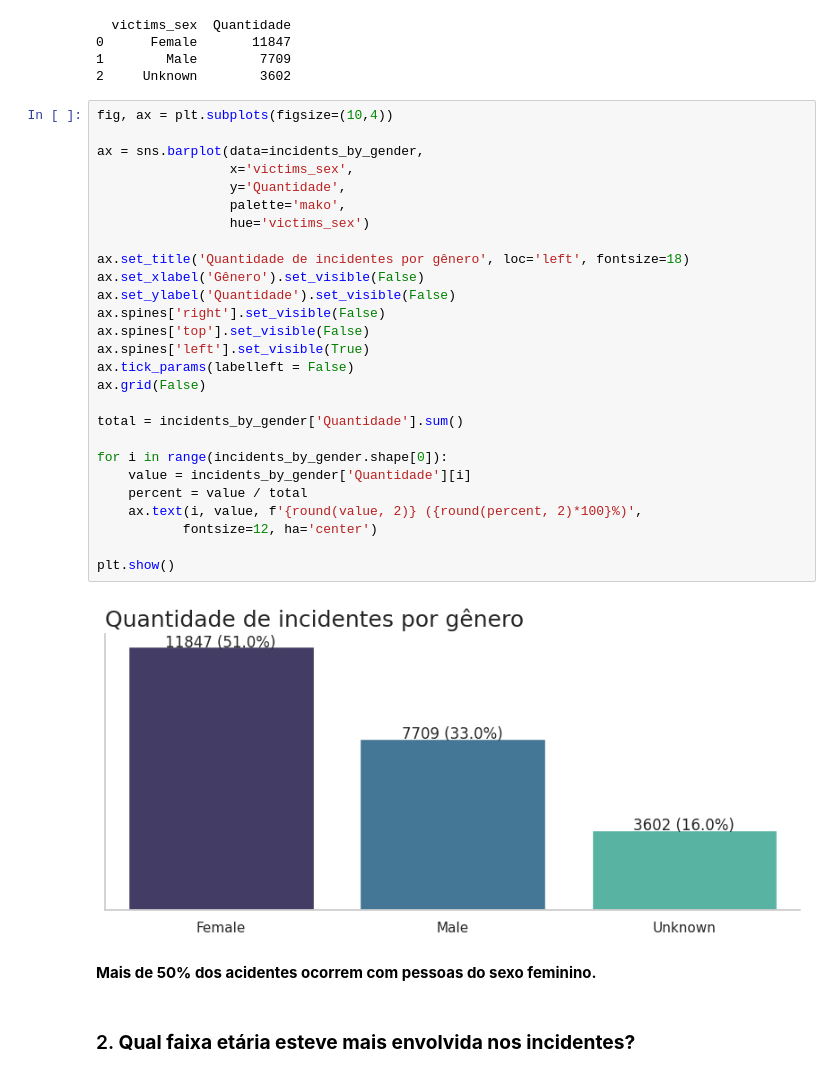
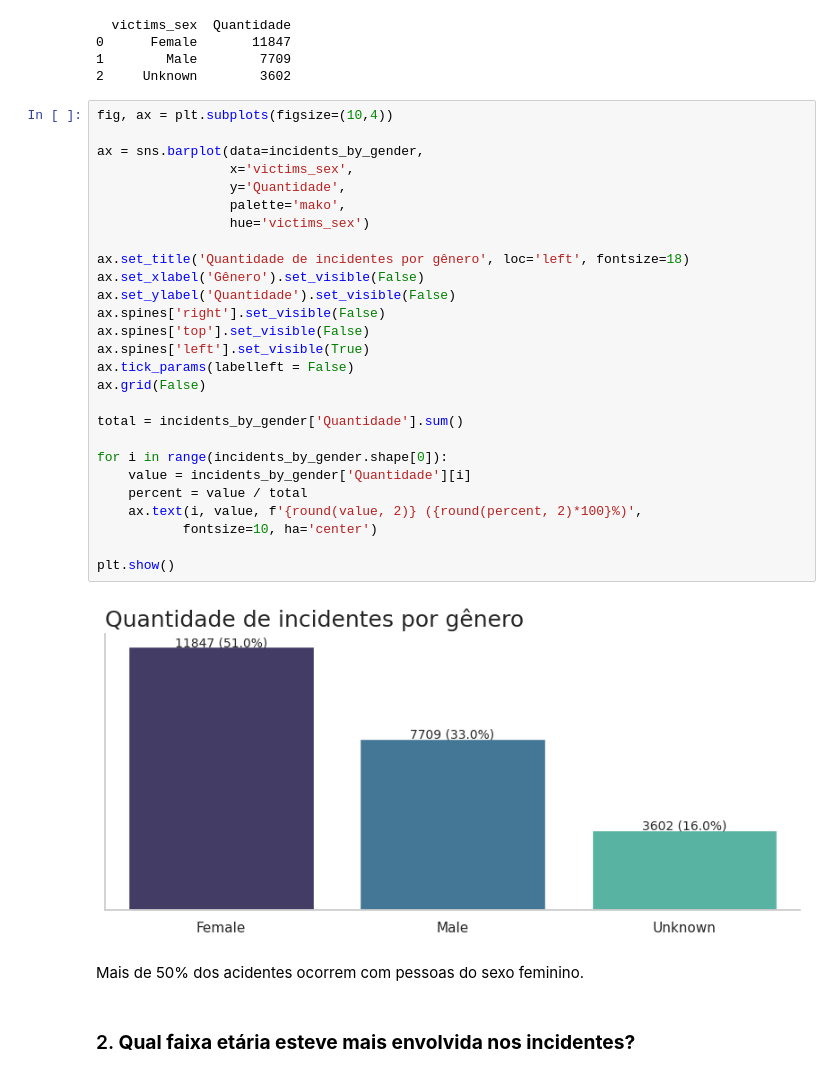
Before and after one commit to andre-almd/Risk-Analysis-in-Public-Transport, a Jupyter notebook: public_transport_analysis.ipynb, the cells around one changed output. Saved outputs shown, nothing was run; the diff lists cells and outputs as text.

```diff
--- a/public_transport_analysis.ipynb
+++ b/public_transport_analysis.ipynb
@@ -145,34 +145,34 @@ print(incidents_by_gender)
 # %%
 fig, ax = plt.subplots(figsize=(10,4))
 
 ax = sns.barplot(data=incidents_by_gender,
                  x='victims_sex',
                  y='Quantidade',
                  palette='mako',
                  hue='victims_sex')
 
 ax.set_title('Quantidade de incidentes por gênero', loc='left', fontsize=18)
 ax.set_xlabel('Gênero').set_visible(False)
 ax.set_ylabel('Quantidade').set_visible(False)
 ax.spines['right'].set_visible(False)
 ax.spines['top'].set_visible(False)
 ax.spines['left'].set_visible(True)
 ax.tick_params(labelleft = False)
 ax.grid(False)
 
 total = incidents_by_gender['Quantidade'].sum()
 
 for i in range(incidents_by_gender.shape[0]):
     value = incidents_by_gender['Quantidade'][i]
     percent = value / total
     ax.text(i, value, f'{round(value, 2)} ({round(percent, 2)*100}%)',
-           fontsize=12, ha='center')
+           fontsize=10, ha='center')
 
 plt.show()
 # %% [output]
-[figure, old version]
+[figure, new version]
 # %% [markdown]
-**Mais de 50% dos acidentes ocorrem com pessoas do sexo feminino.**
+Mais de 50% dos acidentes ocorrem com pessoas do sexo feminino.
 # %% [markdown]
 ### 2. **Qual faixa etária esteve mais envolvida nos incidentes?**
 # %%
```
Also changed, not shown: parts of 2 cells of this notebook.
